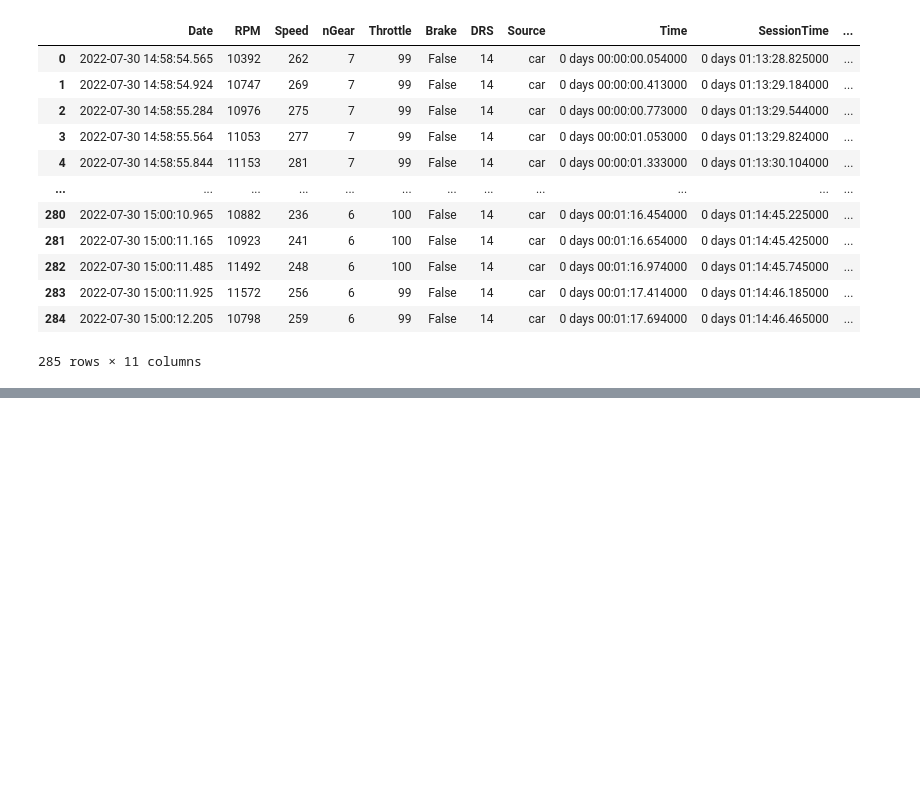
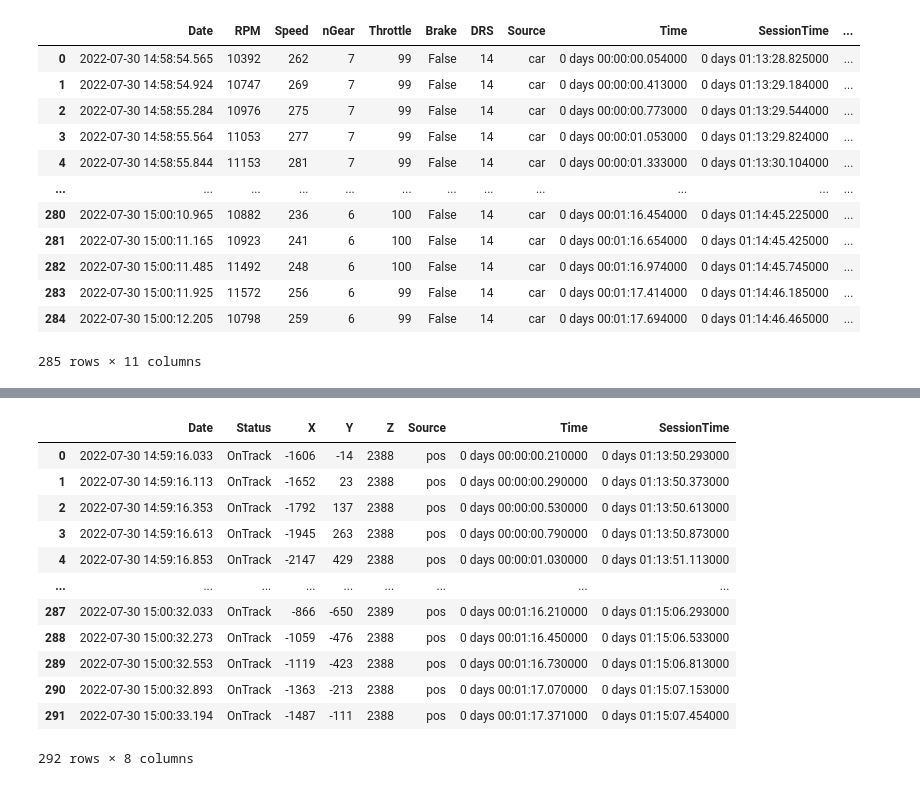
Before and after one commit to dhupee/Fastf1-head2head, a Jupyter notebook: fastf1-hungaroring-analysis.ipynb, the cells around one changed output, grey strips where cells are left out. Drawn from its saved outputs; the diff is of its cells as text; code cells hidden in the pictures; blank space fills up the shorter version.

```diff
--- a/fastf1-hungaroring-analysis.ipynb
+++ b/fastf1-hungaroring-analysis.ipynb
@@ -167,0 +168,19 @@ plt.show()
+# %%
+# need pole sitter X and Y for circuit plotting
+
+rus_pos_data = rus.get_pos_data()
+rus_pos_data
+# %% [output]
+|  | Date | Status | X | Y | Z | Source | Time | SessionTime |
+| 0 | 2022-07-30 14:59:16.033 | OnTrack | -1606 | -14 | 2388 | pos | 0 days 00:00:00.210000 | 0 days 01:13:50.293000 |
+| 1 | 2022-07-30 14:59:16.113 | OnTrack | -1652 | 23 | 2388 | pos | 0 days 00:00:00.290000 | 0 days 01:13:50.373000 |
+| 2 | 2022-07-30 14:59:16.353 | OnTrack | -1792 | 137 | 2388 | pos | 0 days 00:00:00.530000 | 0 days 01:13:50.613000 |
+| 3 | 2022-07-30 14:59:16.613 | OnTrack | -1945 | 263 | 2388 | pos | 0 days 00:00:00.790000 | 0 days 01:13:50.873000 |
+| 4 | 2022-07-30 14:59:16.853 | OnTrack | -2147 | 429 | 2388 | pos | 0 days 00:00:01.030000 | 0 days 01:13:51.113000 |
+| ... | ... | ... | ... | ... | ... | ... | ... | ... |
+| 287 | 2022-07-30 15:00:32.033 | OnTrack | -866 | -650 | 2389 | pos | 0 days 00:01:16.210000 | 0 days 01:15:06.293000 |
+| 288 | 2022-07-30 15:00:32.273 | OnTrack | -1059 | -476 | 2388 | pos | 0 days 00:01:16.450000 | 0 days 01:15:06.533000 |
+| 289 | 2022-07-30 15:00:32.553 | OnTrack | -1119 | -423 | 2388 | pos | 0 days 00:01:16.730000 | 0 days 01:15:06.813000 |
+| 290 | 2022-07-30 15:00:32.893 | OnTrack | -1363 | -213 | 2388 | pos | 0 days 00:01:17.070000 | 0 days 01:15:07.153000 |
+| 291 | 2022-07-30 15:00:33.194 | OnTrack | -1487 | -111 | 2388 | pos | 0 days 00:01:17.371000 | 0 days 01:15:07.454000 |
+292 rows × 8 columns
```
Also changed, not shown: parts of 5 cells of this notebook.
